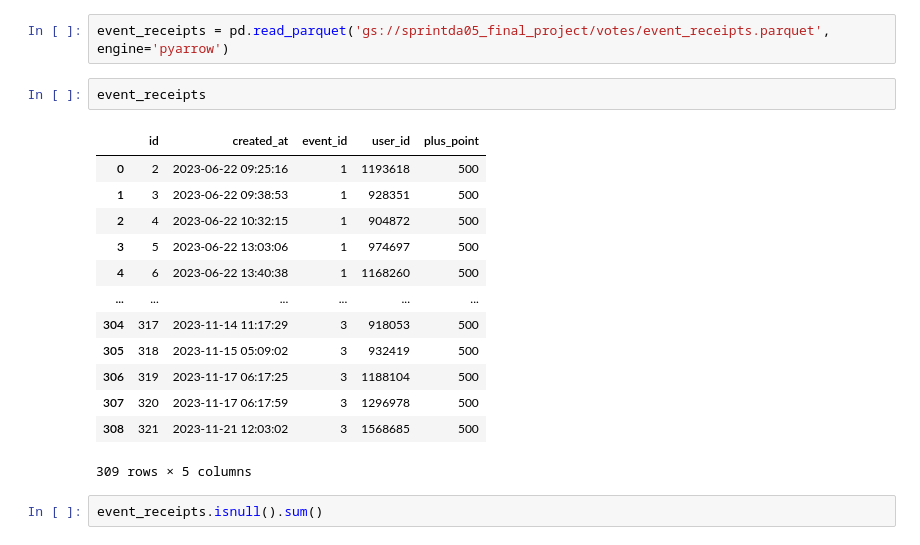
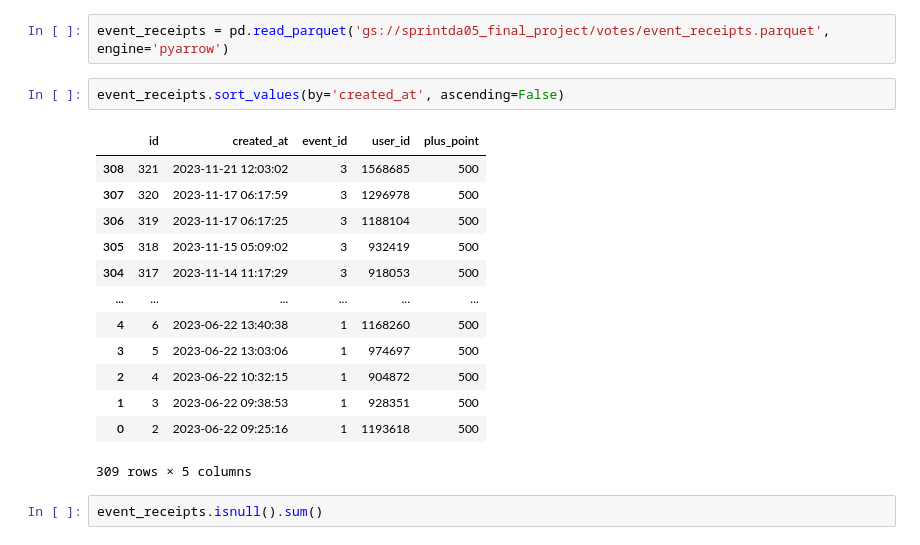
Before and after one commit to goodnews724/sprint_final_project, a Jupyter notebook: notebooks/jaemun.ipynb, the cells around one changed output. Saved outputs shown, nothing was run; the diff lists cells and outputs as text.

```diff
--- a/notebooks/jaemun.ipynb
+++ b/notebooks/jaemun.ipynb
@@ -599,20 +781,20 @@ dtype: int64
 # %%
 event_receipts = pd.read_parquet('gs://sprintda05_final_project/votes/event_receipts.parquet', engine='pyarrow')
 # %%
-event_receipts
+event_receipts.sort_values(by='created_at', ascending=False)
 # %% [output]
 |  | id | created_at | event_id | user_id | plus_point |
+| 308 | 321 | 2023-11-21 12:03:02 | 3 | 1568685 | 500 |
+| 307 | 320 | 2023-11-17 06:17:59 | 3 | 1296978 | 500 |
+| 306 | 319 | 2023-11-17 06:17:25 | 3 | 1188104 | 500 |
+| 305 | 318 | 2023-11-15 05:09:02 | 3 | 932419 | 500 |
+| 304 | 317 | 2023-11-14 11:17:29 | 3 | 918053 | 500 |
+| ... | ... | ... | ... | ... | ... |
+| 4 | 6 | 2023-06-22 13:40:38 | 1 | 1168260 | 500 |
+| 3 | 5 | 2023-06-22 13:03:06 | 1 | 974697 | 500 |
+| 2 | 4 | 2023-06-22 10:32:15 | 1 | 904872 | 500 |
+| 1 | 3 | 2023-06-22 09:38:53 | 1 | 928351 | 500 |
 | 0 | 2 | 2023-06-22 09:25:16 | 1 | 1193618 | 500 |
-| 1 | 3 | 2023-06-22 09:38:53 | 1 | 928351 | 500 |
-| 2 | 4 | 2023-06-22 10:32:15 | 1 | 904872 | 500 |
-| 3 | 5 | 2023-06-22 13:03:06 | 1 | 974697 | 500 |
-| 4 | 6 | 2023-06-22 13:40:38 | 1 | 1168260 | 500 |
-| ... | ... | ... | ... | ... | ... |
-| 304 | 317 | 2023-11-14 11:17:29 | 3 | 918053 | 500 |
-| 305 | 318 | 2023-11-15 05:09:02 | 3 | 932419 | 500 |
-| 306 | 319 | 2023-11-17 06:17:25 | 3 | 1188104 | 500 |
-| 307 | 320 | 2023-11-17 06:17:59 | 3 | 1296978 | 500 |
-| 308 | 321 | 2023-11-21 12:03:02 | 3 | 1568685 | 500 |
 309 rows × 5 columns
 # %%
 event_receipts.isnull().sum()
```
Also changed, not shown: parts of 41 cells of this notebook.
